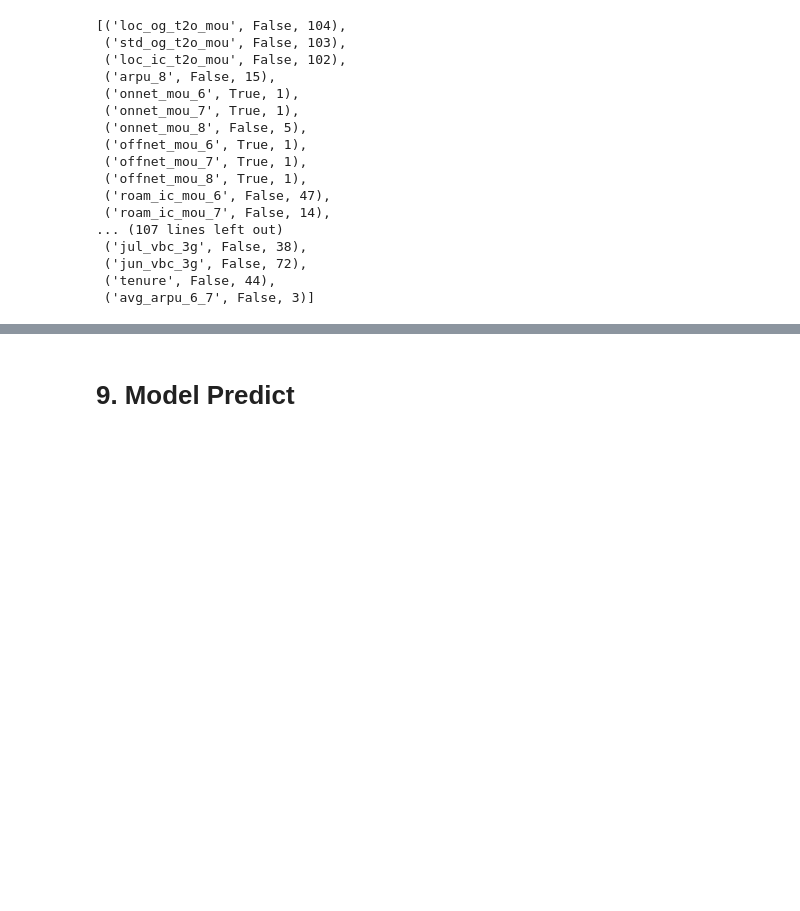
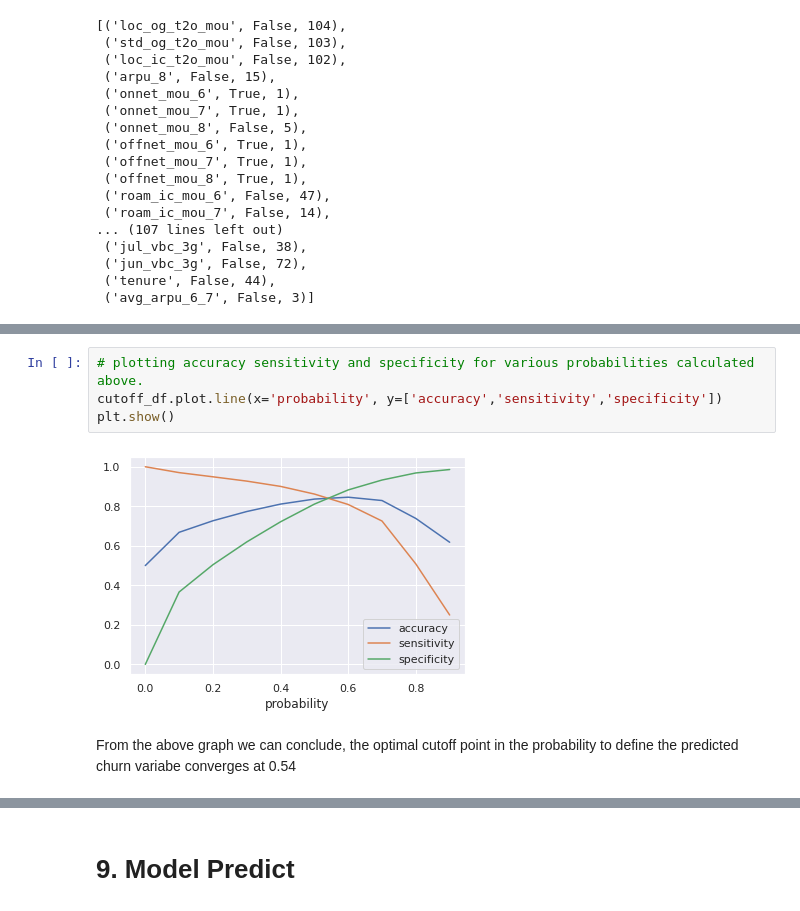
Before and after one commit to pravin691983/TelecomChurnCaseStudy, a Jupyter notebook: PRAVIN_TAWADE.ipynb, the cells around one changed output, grey strips where cells are left out. Cells and saved outputs as stored; diff of their text form; blank space fills up the shorter version.

```diff
--- a/PRAVIN_TAWADE.ipynb
+++ b/PRAVIN_TAWADE.ipynb
@@ -1009,0 +1254,8 @@ Trade-offs always help us to find the sweet spot or the middle ground. Machine l
+# %%
+# plotting accuracy sensitivity and specificity for various probabilities calculated above.
+cutoff_df.plot.line(x='probability', y=['accuracy','sensitivity','specificity'])
+plt.show()
+# %% [output]
+[figure, added]
+# %% [markdown]
+From the above graph we can conclude, the optimal cutoff point in the probability to define the predicted churn variabe converges at 0.54
```
Also changed, not shown: parts of 144 cells of this notebook.
